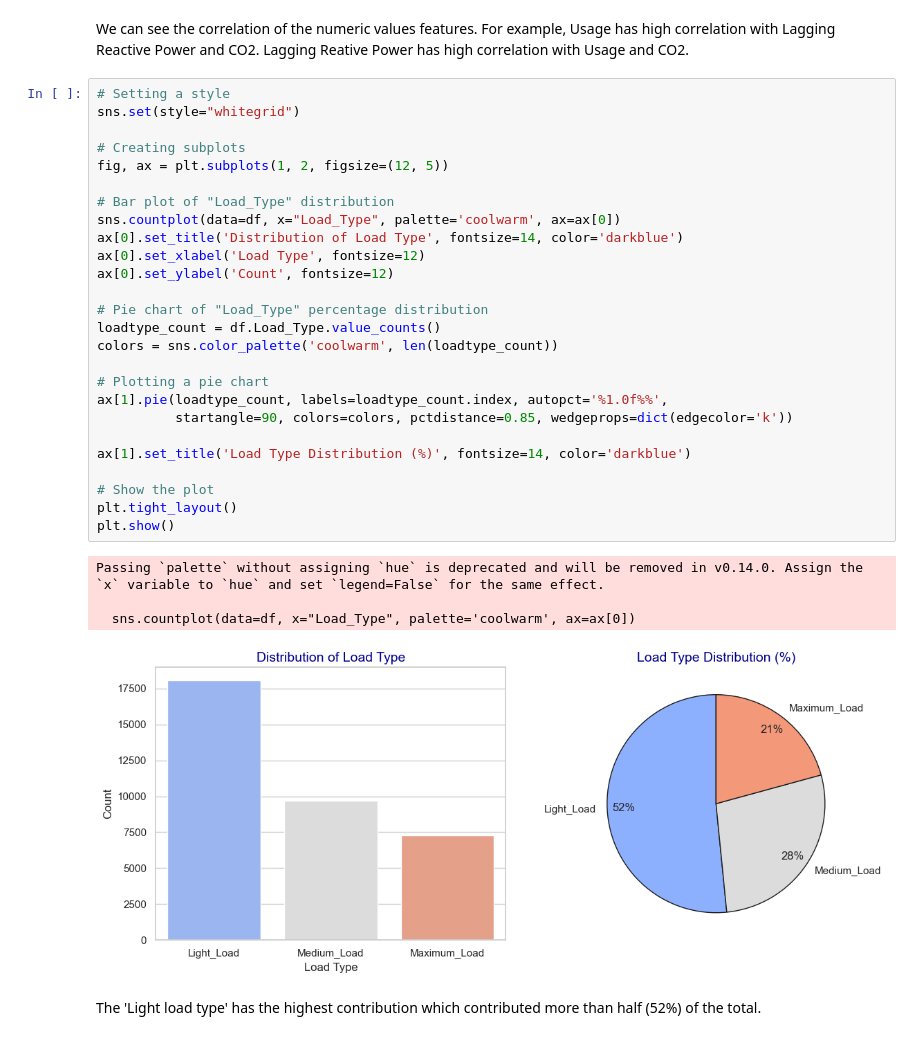
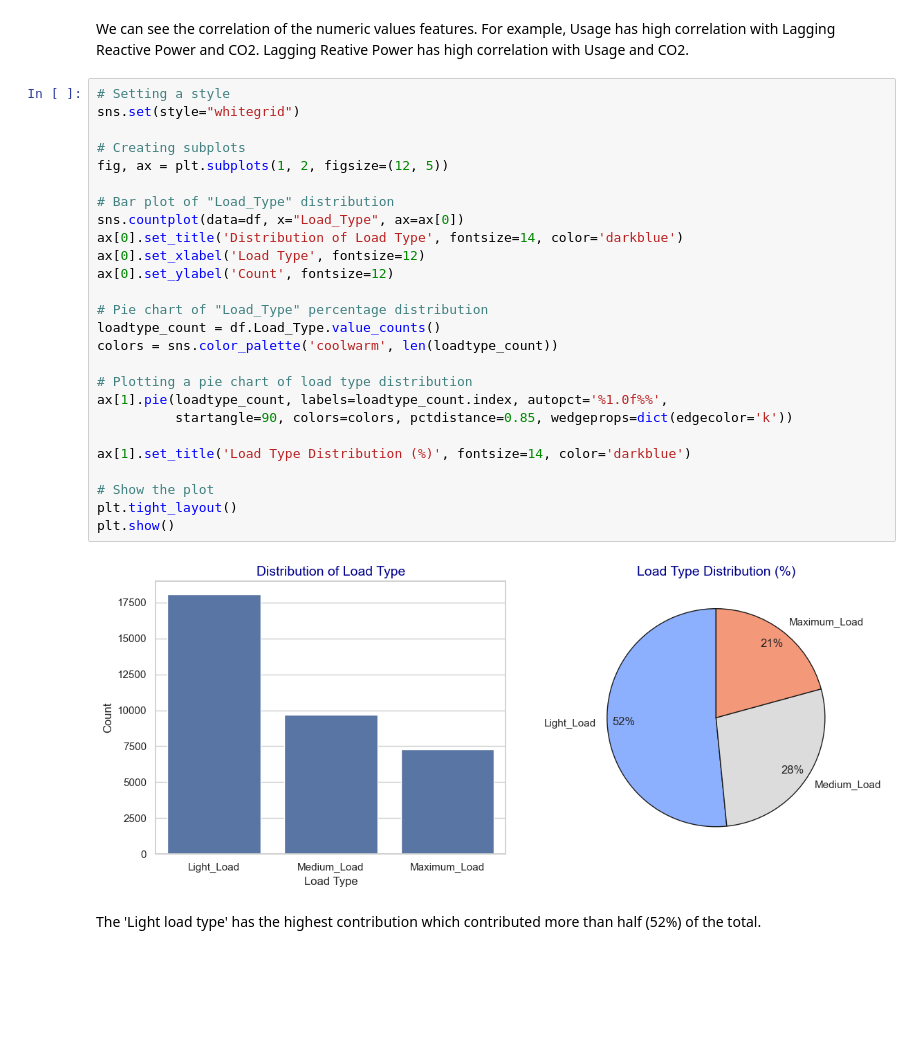
Before and after one commit to jonathern/steel-industry-energy-consumption, a Jupyter notebook: files/eda&model.ipynb, the cells around one changed output. Drawn from its saved outputs; the diff is of its cells as text; blank space fills up the shorter version.

Commit message:
cleared up some errors on the plots

```diff
--- a/files/eda&model.ipynb
+++ b/files/eda&model.ipynb
@@ -148,34 +165,31 @@ We can see the correlation of the numeric values features. For example, Usage ha
 # %%
 # Setting a style
 sns.set(style="whitegrid")
 
 # Creating subplots
 fig, ax = plt.subplots(1, 2, figsize=(12, 5))
 
 # Bar plot of "Load_Type" distribution
-sns.countplot(data=df, x="Load_Type", palette='coolwarm', ax=ax[0])
+sns.countplot(data=df, x="Load_Type", ax=ax[0])
 ax[0].set_title('Distribution of Load Type', fontsize=14, color='darkblue')
 ax[0].set_xlabel('Load Type', fontsize=12)
 ax[0].set_ylabel('Count', fontsize=12)
 
 # Pie chart of "Load_Type" percentage distribution
 loadtype_count = df.Load_Type.value_counts()
 colors = sns.color_palette('coolwarm', len(loadtype_count))
 
-# Plotting a pie chart
+# Plotting a pie chart of load type distribution
 ax[1].pie(loadtype_count, labels=loadtype_count.index, autopct='%1.0f%%',
           startangle=90, colors=colors, pctdistance=0.85, wedgeprops=dict(edgecolor='k'))
 
 ax[1].set_title('Load Type Distribution (%)', fontsize=14, color='darkblue')
 
 # Show the plot
 plt.tight_layout()
 plt.show()
 # %% [output]
-Passing `palette` without assigning `hue` is deprecated and will be removed in v0.14.0. Assign the `x` variable to `hue` and set `legend=False` for the same effect.
-
-  sns.countplot(data=df, x="Load_Type", palette='coolwarm', ax=ax[0])
-[figure, old version]
+[figure, new version]
 # %% [markdown]
 The 'Light load type' has the highest contribution which contributed more than half (52%) of the total.
 # %%
```
Also changed, not shown: parts of 1 cell of this notebook.
